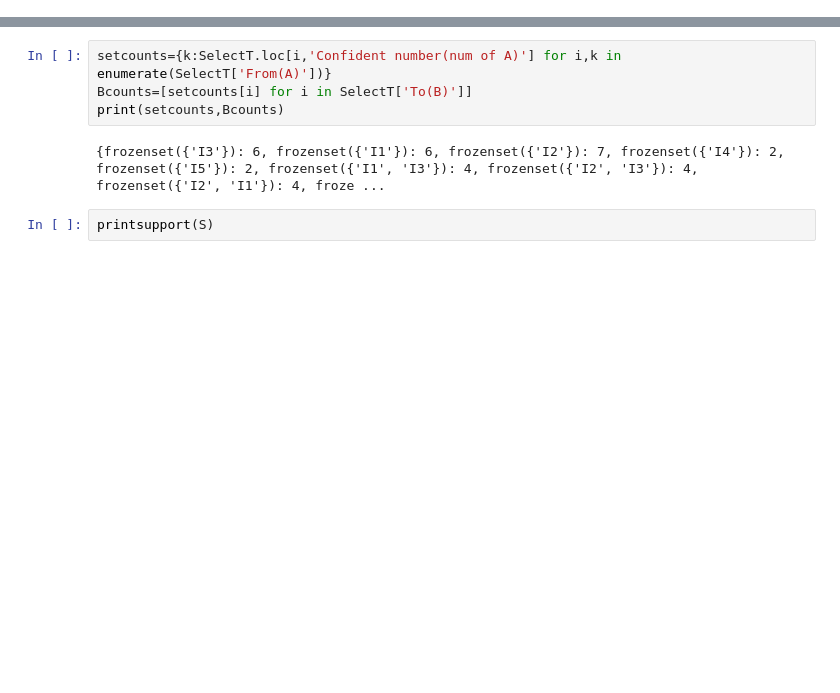
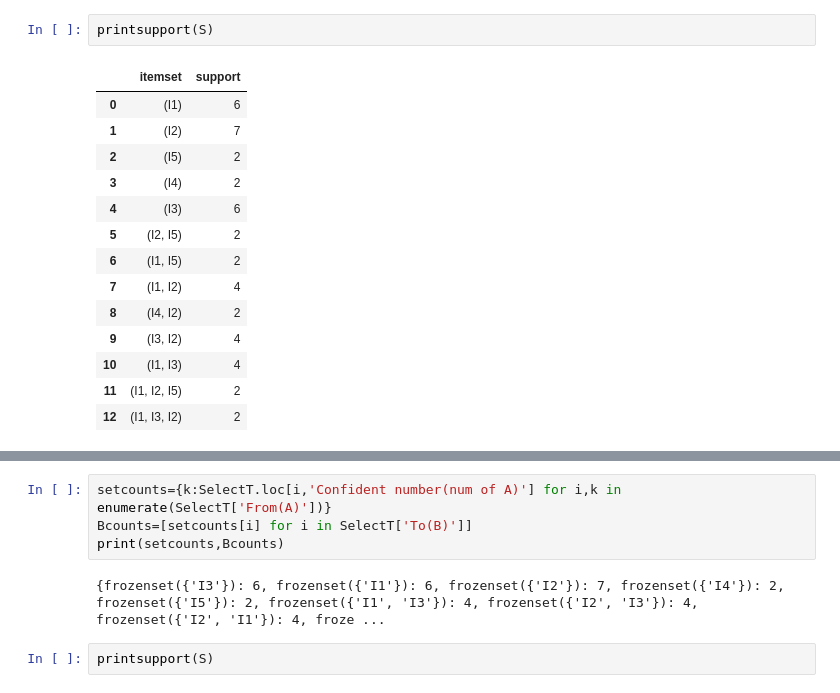
Before and after one commit to wlwlct/FP-and-APRIORI, a Jupyter notebook: DebugAprori.ipynb, the cells around one changed output, grey strips where cells are left out. Saved outputs shown, nothing was run; the diff lists cells and outputs as text; blank space fills up the shorter version.

```diff
--- a/DebugAprori.ipynb
+++ b/DebugAprori.ipynb
@@ -172,2 +211,19 @@ dataSet = [['I1','I2','I5'],['I2','I4'],['I2','I3'],['I1','I2','I4'],['I1','I3']
+# %%
+printsupport(S)
+# %% [output]
+|  | itemset | support |
+| 0 | (I1) | 6 |
+| 1 | (I2) | 7 |
+| 2 | (I5) | 2 |
+| 3 | (I4) | 2 |
+| 4 | (I3) | 6 |
+| 5 | (I2, I5) | 2 |
+| 6 | (I1, I5) | 2 |
+| 7 | (I1, I2) | 4 |
+| 8 | (I4, I2) | 2 |
+| 9 | (I3, I2) | 4 |
+| 10 | (I1, I3) | 4 |
+| 11 | (I1, I2, I5) | 2 |
+| 12 | (I1, I3, I2) | 2 |
 # %%
 T=printrules(rules,len(dataSet))
```
Also changed, not shown: parts of 5 cells of this notebook, 1 other file.
